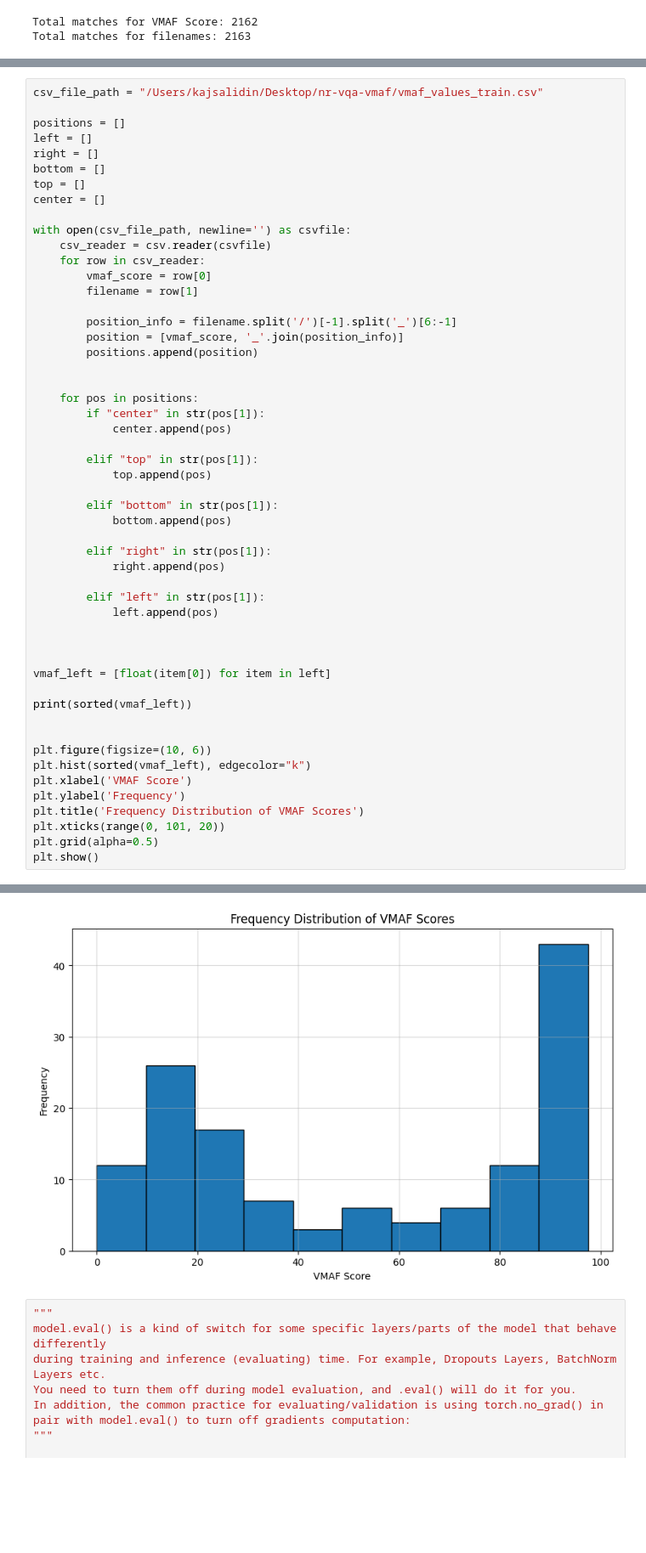
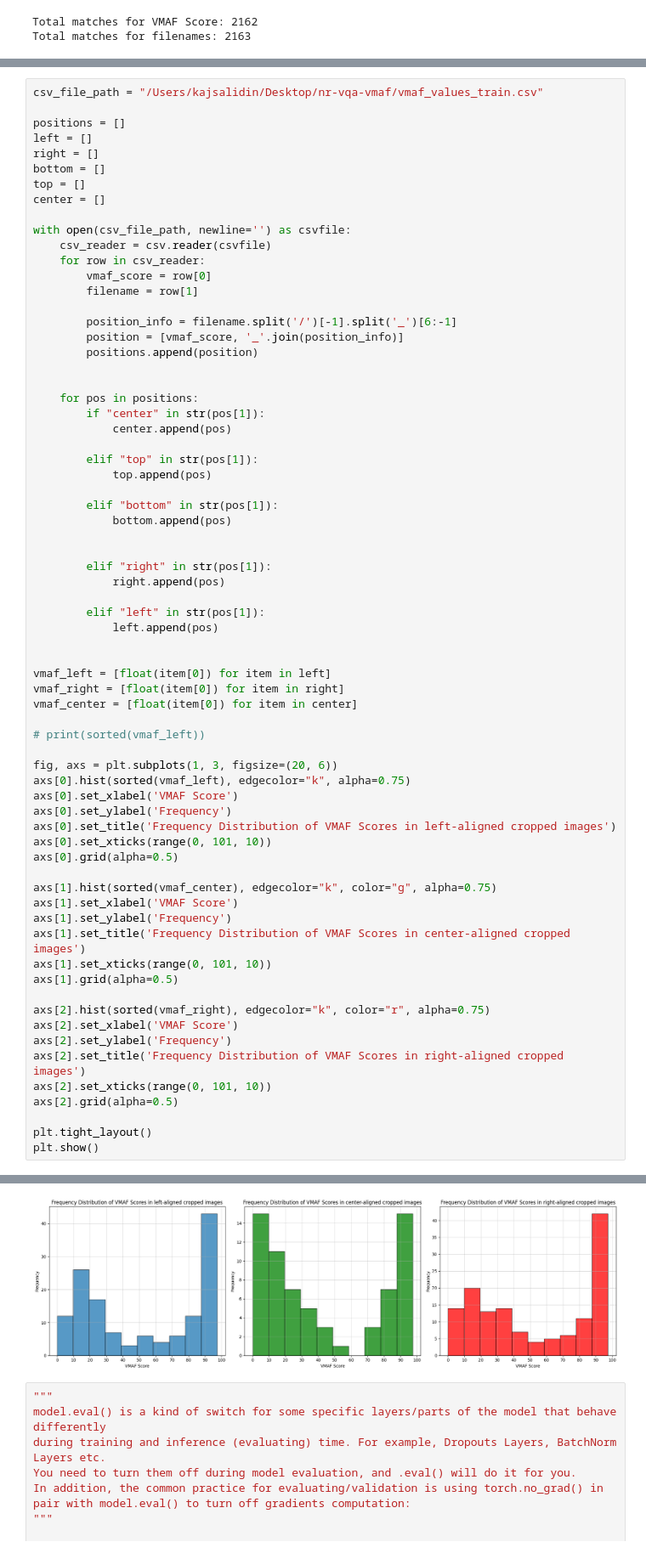
Before and after one commit to Kajlid/nr-vqa-vmaf, a Jupyter notebook: main.ipynb, the cells around one changed output, grey strips where cells are left out. Shown at 85% size. Drawn from its saved outputs; the diff is of its cells as text; blank space fills up the shorter version.

Commit message:
Probability distribution of VMAF for cropped images

```diff
--- a/main.ipynb
+++ b/main.ipynb
@@ -972,6 +972,7 @@ with open(csv_file_path, newline='') as csvfile:
         elif "bottom" in str(pos[1]):
             bottom.append(pos)
 
+
         elif "right" in str(pos[1]):
             right.append(pos)
 
@@ -979,18 +980,34 @@ with open(csv_file_path, newline='') as csvfile:
             left.append(pos)
 
 
+vmaf_left = [float(item[0]) for item in left]
+vmaf_right = [float(item[0]) for item in right]
+vmaf_center = [float(item[0]) for item in center]
 
-vmaf_left = [float(item[0]) for item in left]
+# print(sorted(vmaf_left))
 
-print(sorted(vmaf_left))
+fig, axs = plt.subplots(1, 3, figsize=(20, 6))
+axs[0].hist(sorted(vmaf_left), edgecolor="k", alpha=0.75)
+axs[0].set_xlabel('VMAF Score')
+axs[0].set_ylabel('Frequency')
+axs[0].set_title('Frequency Distribution of VMAF Scores in left-aligned cropped images')
+axs[0].set_xticks(range(0, 101, 10))
+axs[0].grid(alpha=0.5)
 
+axs[1].hist(sorted(vmaf_center), edgecolor="k", color="g", alpha=0.75)
+axs[1].set_xlabel('VMAF Score')
+axs[1].set_ylabel('Frequency')
+axs[1].set_title('Frequency Distribution of VMAF Scores in center-aligned cropped images')
+axs[1].set_xticks(range(0, 101, 10))
+axs[1].grid(alpha=0.5)
 
-plt.figure(figsize=(10, 6))
-plt.hist(sorted(vmaf_left), edgecolor="k")
-plt.xlabel('VMAF Score')
-plt.ylabel('Frequency')
-plt.title('Frequency Distribution of VMAF Scores')
-plt.xticks(range(0, 101, 20))
-plt.grid(alpha=0.5)
+axs[2].hist(sorted(vmaf_right), edgecolor="k", color="r", alpha=0.75)
+axs[2].set_xlabel('VMAF Score')
+axs[2].set_ylabel('Frequency')
+axs[2].set_title('Frequency Distribution of VMAF Scores in right-aligned cropped images')
+axs[2].set_xticks(range(0, 101, 10))
+axs[2].grid(alpha=0.5)
+
+plt.tight_layout()
 plt.show()
 # %% [output]
@@ -998,4 +1014,4 @@ plt.show()
-[figure, old version]
+[figure, new version]
 # %%
 """
 model.eval() is a kind of switch for some specific layers/parts of the model that behave differently
```
Also changed, not shown: parts of 2 cells of this notebook.
